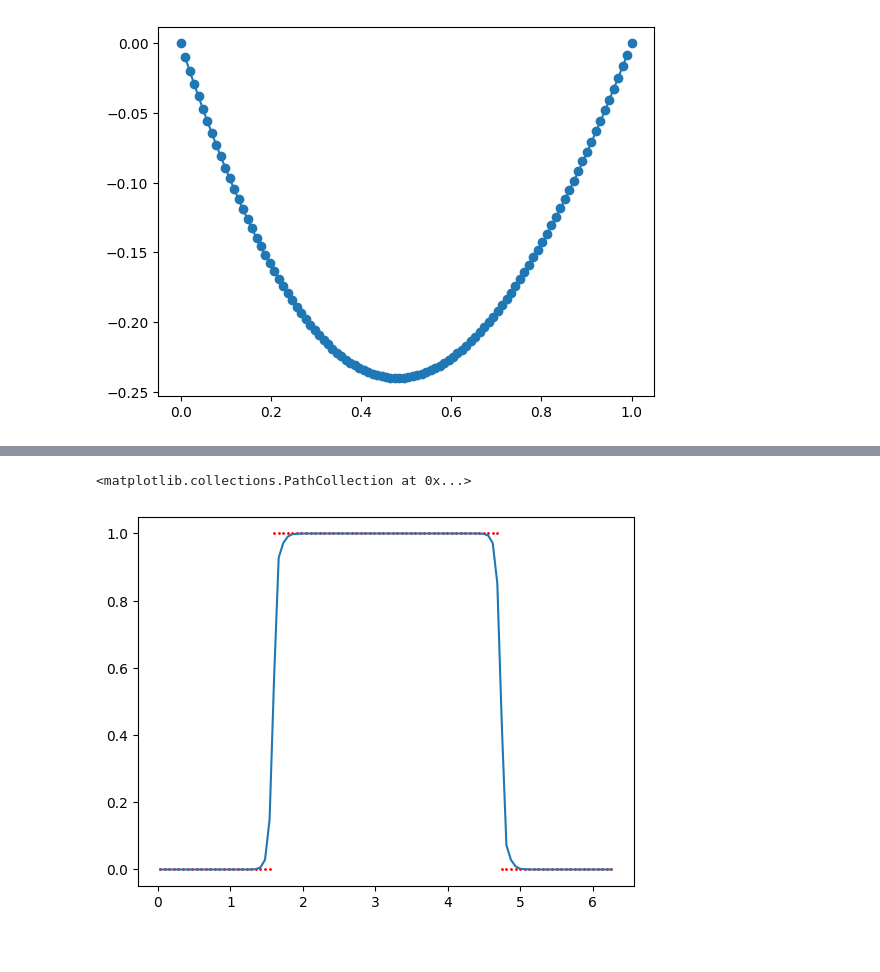
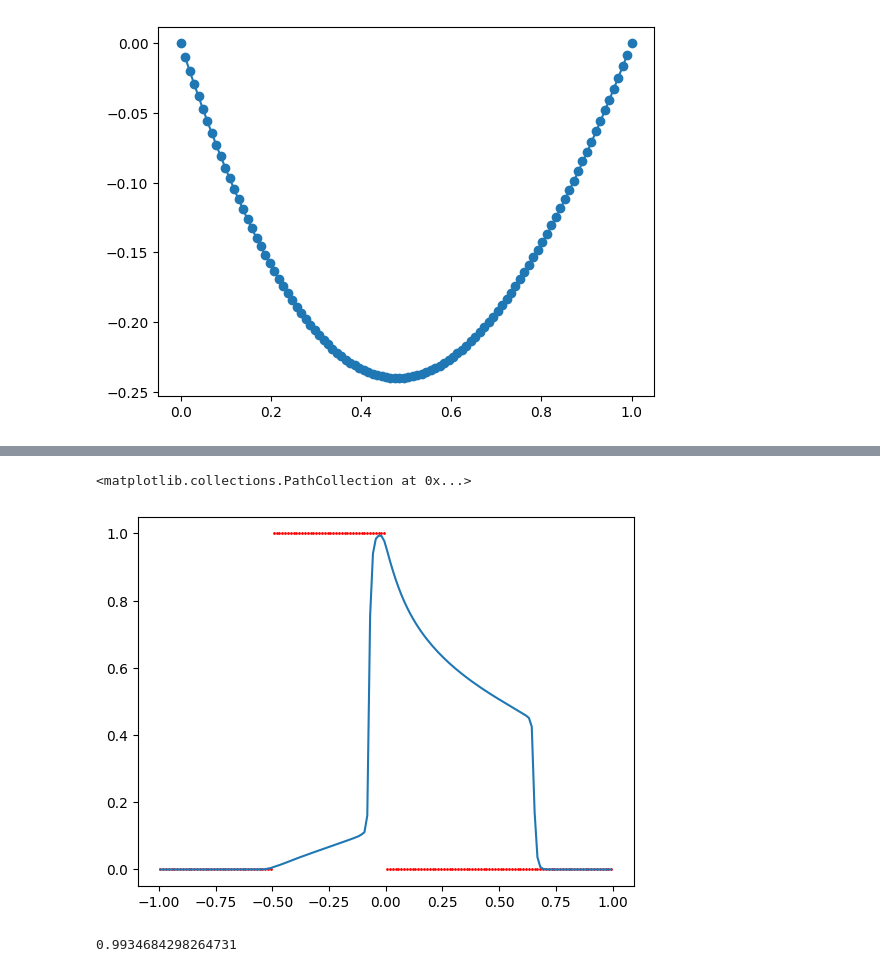
Before and after one commit to xiaoxiami-zyx/DG, a Jupyter notebook: 1D_FEM_DG.ipynb, the cells around one changed output, grey strips where cells are left out. Saved outputs shown, nothing was run; the diff lists cells and outputs as text; code cells hidden in the pictures.

```diff
--- a/1D_FEM_DG.ipynb
+++ b/1D_FEM_DG.ipynb
@@ -85,7 +88,7 @@ x = np.linspace(xa, xb, Nx+1)
 xc = np.linspace(xa + h1, xb - h1, Nx)
 # %%
 def u0(x):
-    if x > np.pi/2 and x < 3*np.pi/2:
+    if x > -0.5 and x < 0:
         return 1
     else:
         return 0
@@ -142,9 +145,8 @@ def get_u(uh):
     u_num = np.dot(uh, phi_Gauss.T)
     return u_num
 # %%
-M = 1
 def minmod(a,b,c):
-    if abs(a) < M * hx **2:
+    if abs(a) < Mtvb * hx **2:
         return a
     elif np.sign(a) == np.sign(b) and np.sign(b) == np.sign(c):
         return np.sign(a) * min(abs(a), abs(b), abs(c))
@@ -208,9 +210,9 @@ def Lh(uh):
     # for i in range(Nx):
     #     for j in range(dimPk):
     #         for k in range(NumGLP):
-    #             du[i,j] += 0.5 * weight[k] * uh_gauss[i,k] * phi_grad_Gauss[k,j]
+    #             du[i,j] += 0.5 * weight[k] * f(uh_gauss[i,k]) * phi_grad_Gauss[k,j]
 
-    du = 0.5 * uh_gauss @ weight_matrix @ phi_grad_Gauss  # [i,k] × [k,k] × [k,j] = [i,j]
+    du = 0.5 * f(uh_gauss) @ weight_matrix @ phi_grad_Gauss  # [i,k] × [k,k] × [k,j] = [i,j]
 
 
 
@@ -228,8 +230,8 @@ def Lh(uh):
     for i in range(Nx+1):
         uR = uhL[i]
         uL = uhR[i]
-        alp = 1
-        Flux[i] = 0.5 * (uR + uL - alp * (uR - uL))
+        alp = 2.35
+        Flux[i] = 0.5 * (f(uR) + f(uL) - alp * (uR - uL))
 
     # 计算Lh
 
@@ -245,35 +247,43 @@ def Lh(uh):
 
     return Lh
 # %%
-CFL = 0.1
+CFL = 0.05
 dt = CFL * hx
 t = 0
 # %%
 M = 1
 m = 0
-for i in range(int(2*np.pi/dt)):
+Mtvb = 0
+for i in range(int(0.4/dt)):
     t += dt
 
     delta_u = Lh(uh)
     uh1 = uh + dt * delta_u
+    uh1 = TVD_Limiter(uh1)
     uh1 = Maximum_Limiter(uh1)
 
     delta_u = Lh(uh1)
     uh2 = 0.75 * uh + 0.25 * (uh1 + dt * delta_u)
+    uh2 = TVD_Limiter(uh2)
     uh2 = Maximum_Limiter(uh2)
 
     delta_u = Lh(uh2)
     uh = 1/3 * uh + 2/3 * (uh2 + dt * delta_u)
+    uh = TVD_Limiter(uh)
     uh = Maximum_Limiter(uh)
 
 u_num = np.zeros((Nx, NumGLP))
 for i in range(Nx):
     for j in range(NumGLP):
         for k in range(dimPk):
             u_num[i,j] += uh[i,k] * phi_Gauss[j,k] # 计算u在高斯点的值
 
 plt.plot(xc, u_num[:,0])
 plt.scatter(xc, [u0(x) for x in xc], c='r', s=1)
 # %% [output]
 <matplotlib.collections.PathCollection at 0x...>
-[figure, old version]
+[figure, new version]
+# %%
+max(u_num[:,0])
+# %% [output]
+0.9934684298264731
```
Also changed, not shown: parts of 3 cells of this notebook, 3 other files.
